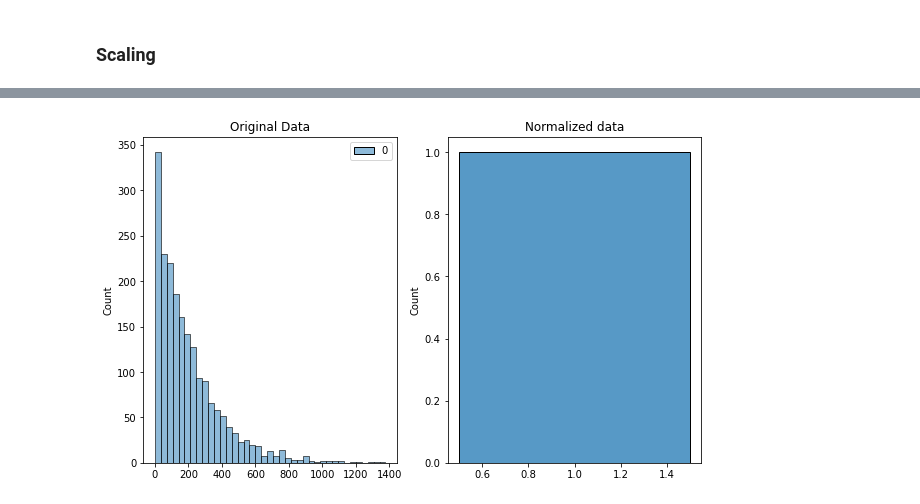
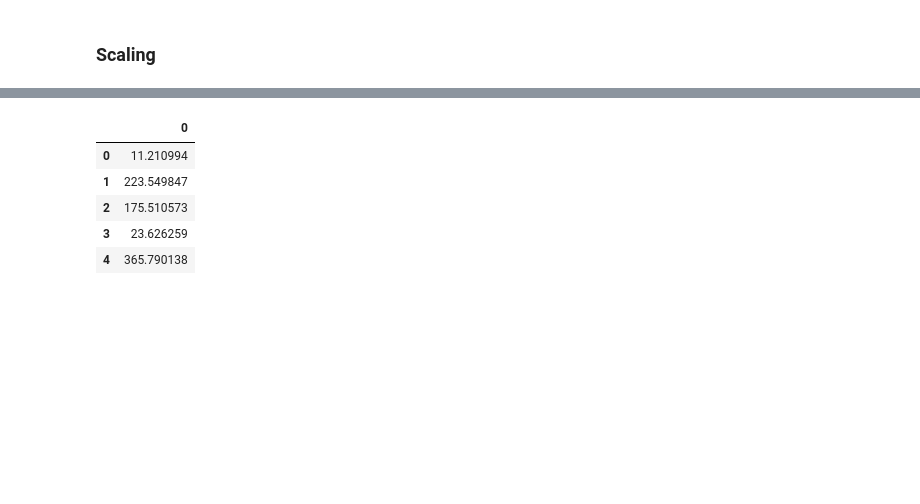
Before and after one commit to Tilda98/Pharmaceutical-Sales-Prediction, a Jupyter notebook: notebooks/pre-processing.ipynb, the cells around one changed output, grey strips where cells are left out. Drawn from its saved outputs; the diff is of its cells as text; code cells hidden in the pictures; blank space fills up the shorter version.

```diff
--- a/notebooks/pre-processing.ipynb
+++ b/notebooks/pre-processing.ipynb
@@ -446,19 +427,9 @@ normalizer(original_data)
-# %%
-# Normalizing test data
-from sklearn.preprocessing import Normalizer
-
-def normalizer(test_store):
-    norm = Normalizer()
-    # normalize the exponential data with boxcox
-    normalized_data = norm.fit_transform(test_store)
-
-    # plot both together to compare
-    fig, ax=plt.subplots(1,2, figsize=(10, 6))
-    sns.histplot(test_store, ax=ax[0])
-    ax[0].set_title("Original Data")
-    sns.histplot(normalized_data[0], ax=ax[1])
-    ax[1].set_title("Normalized data")
-
-normalizer(original_data)
-# %% [output]
-[figure, removed]
+# %%
+train_store.head()
+# %% [output]
+|  | 0 |
+| 0 | 11.210994 |
+| 1 | 223.549847 |
+| 2 | 175.510573 |
+| 3 | 23.626259 |
+| 4 | 365.790138 |
```
Also changed, not shown: parts of 13 cells of this notebook.
